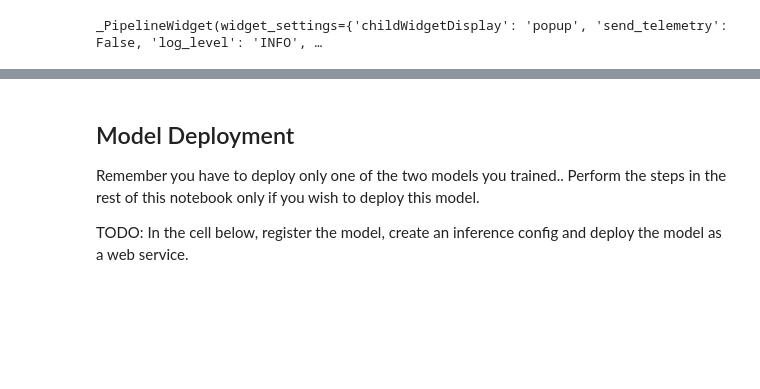
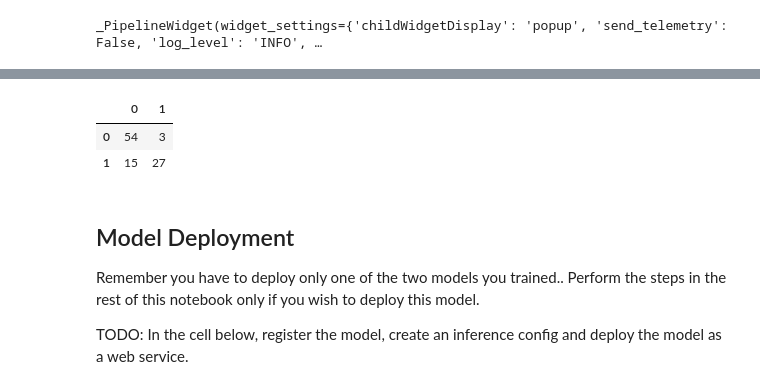
Before and after one commit to heber-augusto/Nanodegree_Azure_ML_Engineer_CapstoneProject, a Jupyter notebook: automl.ipynb, the cells around one changed output, grey strips where cells are left out. Drawn from its saved outputs; the diff is of its cells as text; code cells hidden in the pictures; blank space fills up the shorter version.

```diff
--- a/automl.ipynb
+++ b/automl.ipynb
@@ -130,9 +144,9 @@ from sklearn.model_selection import train_test_split
 import pandas as pd
 from azureml.core.dataset import Dataset
 
-# Use the clean_data function to clean your data.
-x = dataset.to_pandas_dataframe()
-x, y = x.pop(label)
+# Get label and features into separate dataframes
+x = dataset.to_pandas_dataframe().dropna()
+y = x.pop(label)
 
 # Split data into train and test sets.
 x_train, x_test, y_train, y_test = train_test_split(
@@ -162,4 +176,3 @@ ds.upload(
 train_data = Dataset.Tabular.from_delimited_files(path=ds.path('heart-failure/train_data.csv'))
 
 test_data = Dataset.Tabular.from_delimited_files(path=ds.path('heart-failure/test_data.csv'))
-label = "y"
@@ -268,3 +332,15 @@ best_model
+# %%
+
+from sklearn.metrics import confusion_matrix
+import pandas as pd
+ypred = best_model.predict(x_test)
+cm = confusion_matrix(y_test, ypred)
+# Visualize the confusion matrix
+pd.DataFrame(cm).style.background_gradient(cmap='Blues', low=0, high=0.9)
+# %% [output]
+|  | 0 | 1 |
+| 0 | 54 | 3 |
+| 1 | 15 | 27 |
 # %% [markdown]
 ## Model Deployment
 
```
Also changed, not shown: parts of 24 cells of this notebook, 3 other files.
